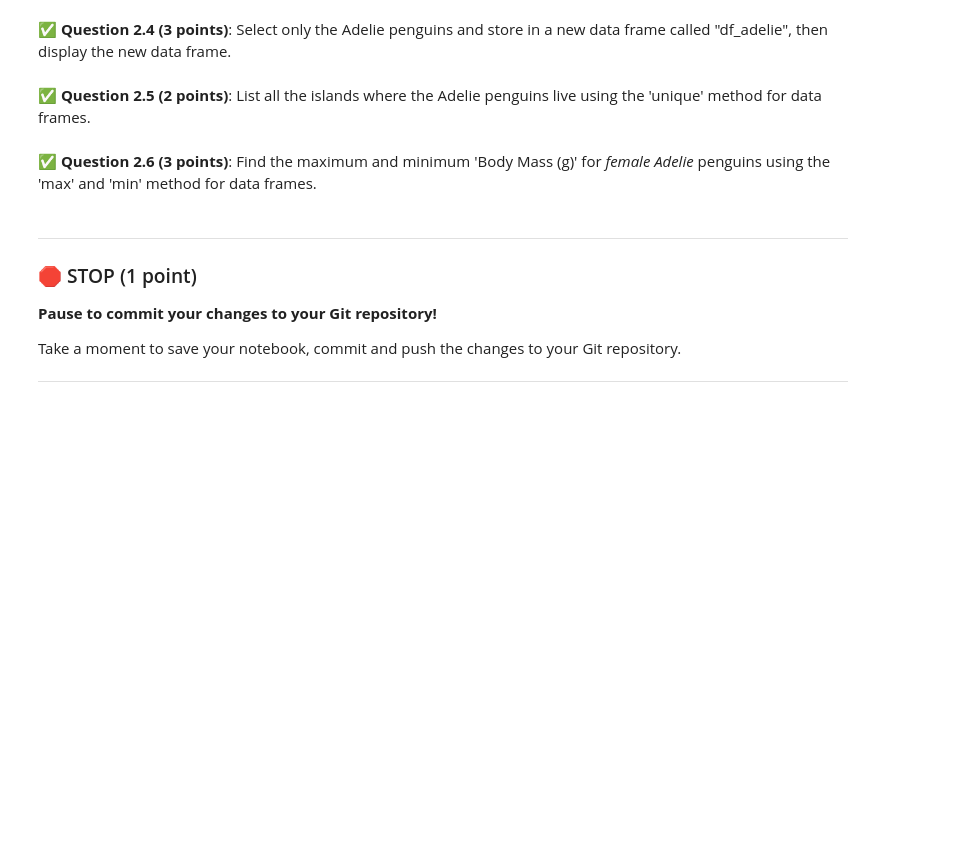
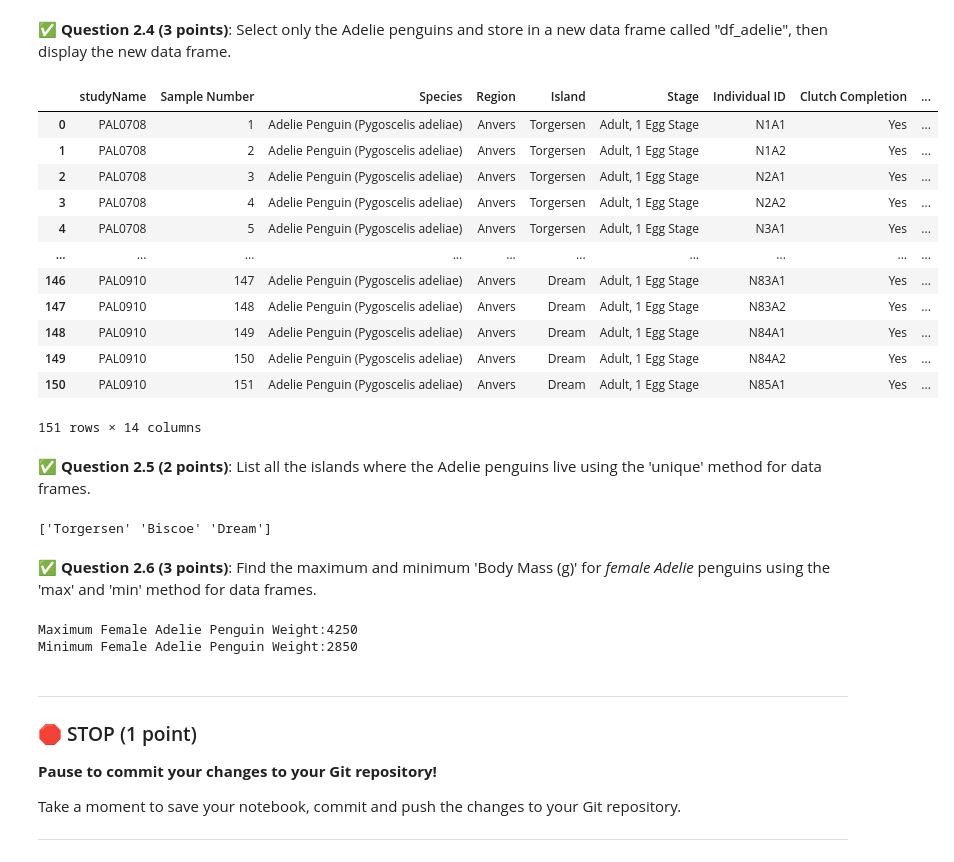
Before and after one commit to Brendanhhh/cmse202-s24-turnin, a Jupyter notebook: midterm/CMSE202-Midterm-Section001-STUDENT.ipynb, the cells around one changed output. Cells and saved outputs as stored; diff of their text form; code cells hidden in the pictures; blank space fills up the shorter version.

```diff
--- a/midterm/CMSE202-Midterm-Section001-STUDENT.ipynb
+++ b/midterm/CMSE202-Midterm-Section001-STUDENT.ipynb
@@ -89,9 +119,29 @@ What is the Unix command we have learned in this course that can be used to down
 &#9989; **Question 2.4 (3 points)**: Select only the Adelie penguins and store in a new data frame called "df_adelie", then display the new data frame.
 # %%
 ### Put your code here
+df_adelie = df[df['Species'] == 'Adelie Penguin (Pygoscelis adeliae)']
+df_adelie
+# %% [output]
+|  | studyName | Sample Number | Species | Region | Island | Stage | Individual ID | Clutch Completion | ... |
+| 0 | PAL0708 | 1 | Adelie Penguin (Pygoscelis adeliae) | Anvers | Torgersen | Adult, 1 Egg Stage | N1A1 | Yes | ... |
+| 1 | PAL0708 | 2 | Adelie Penguin (Pygoscelis adeliae) | Anvers | Torgersen | Adult, 1 Egg Stage | N1A2 | Yes | ... |
+| 2 | PAL0708 | 3 | Adelie Penguin (Pygoscelis adeliae) | Anvers | Torgersen | Adult, 1 Egg Stage | N2A1 | Yes | ... |
+| 3 | PAL0708 | 4 | Adelie Penguin (Pygoscelis adeliae) | Anvers | Torgersen | Adult, 1 Egg Stage | N2A2 | Yes | ... |
+| 4 | PAL0708 | 5 | Adelie Penguin (Pygoscelis adeliae) | Anvers | Torgersen | Adult, 1 Egg Stage | N3A1 | Yes | ... |
+| ... | ... | ... | ... | ... | ... | ... | ... | ... | ... |
+| 146 | PAL0910 | 147 | Adelie Penguin (Pygoscelis adeliae) | Anvers | Dream | Adult, 1 Egg Stage | N83A1 | Yes | ... |
+| 147 | PAL0910 | 148 | Adelie Penguin (Pygoscelis adeliae) | Anvers | Dream | Adult, 1 Egg Stage | N83A2 | Yes | ... |
+| 148 | PAL0910 | 149 | Adelie Penguin (Pygoscelis adeliae) | Anvers | Dream | Adult, 1 Egg Stage | N84A1 | Yes | ... |
+| 149 | PAL0910 | 150 | Adelie Penguin (Pygoscelis adeliae) | Anvers | Dream | Adult, 1 Egg Stage | N84A2 | Yes | ... |
+| 150 | PAL0910 | 151 | Adelie Penguin (Pygoscelis adeliae) | Anvers | Dream | Adult, 1 Egg Stage | N85A1 | Yes | ... |
+151 rows × 14 columns
 # %% [markdown]
 &#9989; **Question 2.5 (2 points)**: List all the islands where the Adelie penguins live using the 'unique' method for data frames.
 # %%
 ### Put your code here
+Unique_Islands = df_adelie['Island'].unique()
+print(Unique_Islands)
+# %% [output]
+['Torgersen' 'Biscoe' 'Dream']
 # %% [markdown]
 &#9989; **Question 2.6 (3 points)**: Find the maximum and minimum 'Body Mass (g)' for *female Adelie* penguins using the 'max' and 'min' method for data frames.
@@ -100,3 +148,13 @@ What is the Unix command we have learned in this course that can be used to down
+# %%
+### Put your code here
+df_adelie_female = df_adelie[df['Sex'] == 'FEMALE']
+max_fem_weight = df_adelie_female['Body Mass (g)'].max()
+min_fem_weight = df_adelie_female['Body Mass (g)'].min()
+print(f"Maximum Female Adelie Penguin Weight:{max_fem_weight}")
+print(f"Minimum Female Adelie Penguin Weight:{min_fem_weight}")
+# %% [output]
+Maximum Female Adelie Penguin Weight:4250
+Minimum Female Adelie Penguin Weight:2850
 # %% [markdown]
 ---
 ### &#128721; STOP (1 point)
```
Also changed, not shown: parts of 6 cells of this notebook, 1 other file.
